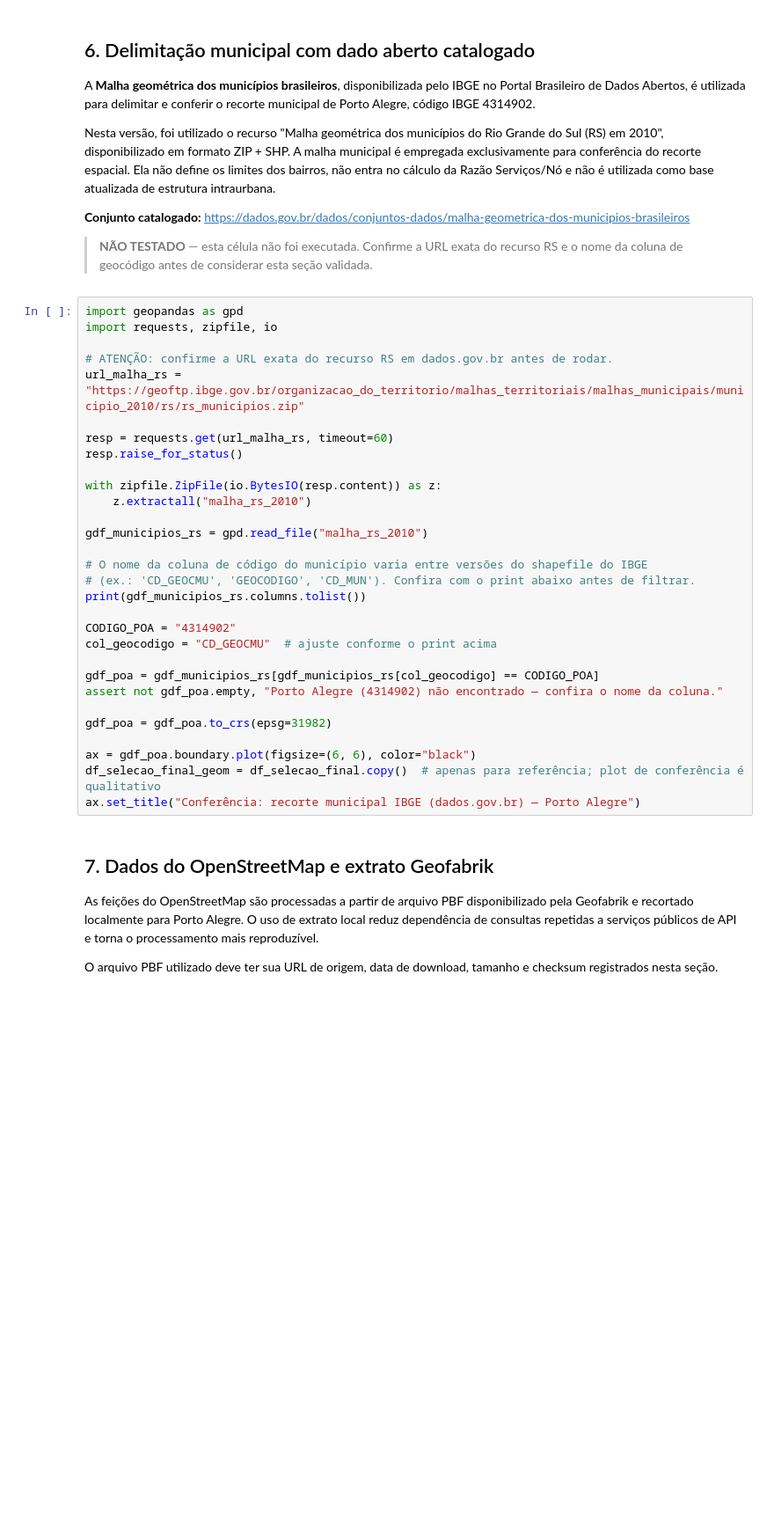
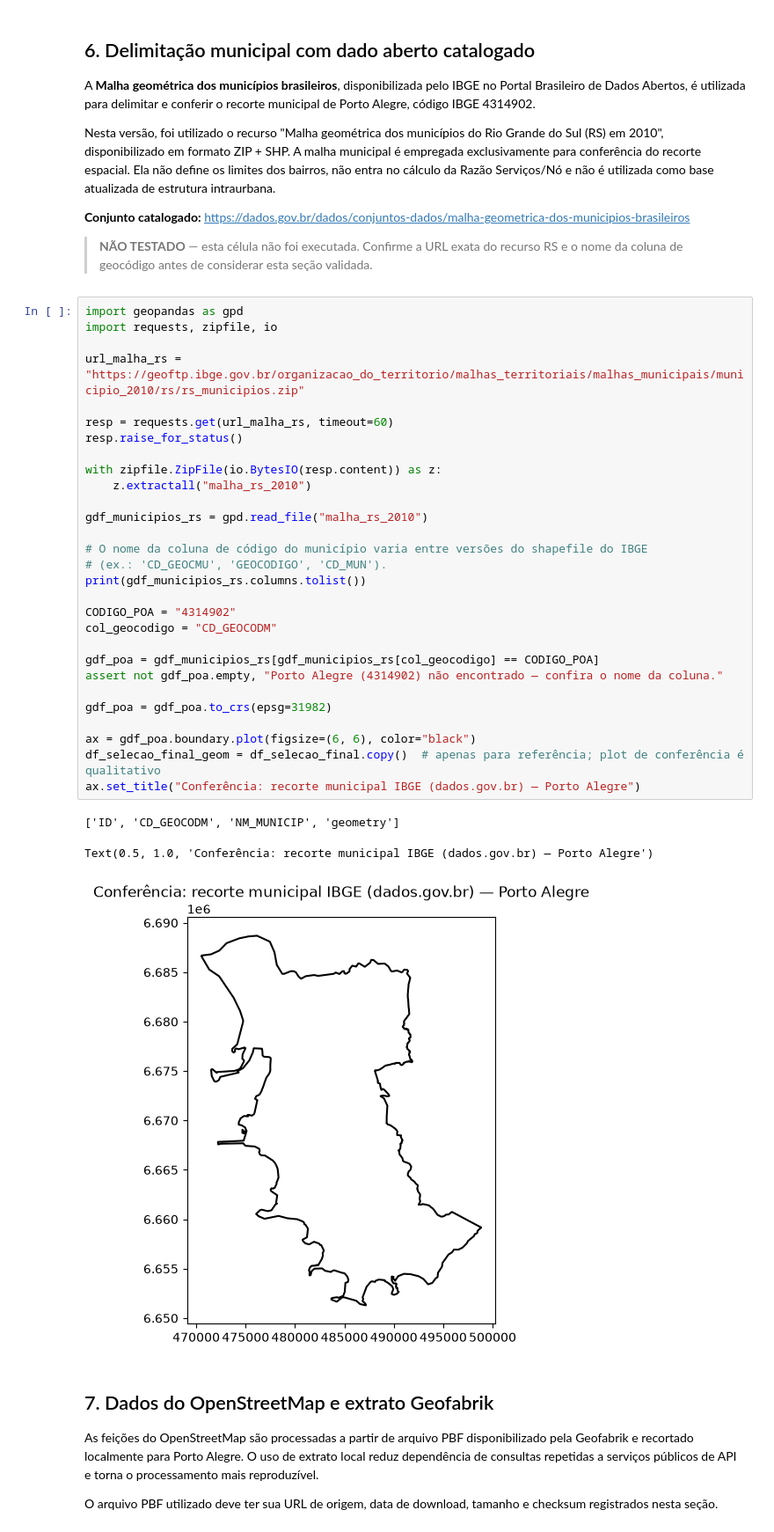
Before and after one commit to helenavalanera/geo-equidade, a Jupyter notebook: notebooks/GEO_Equidade_Porto_Alegre.ipynb, the cells around one changed output. Shown at 88% size. Cells and saved outputs as stored; diff of their text form; blank space fills up the shorter version.

```diff
--- a/notebooks/GEO_Equidade_Porto_Alegre.ipynb
+++ b/notebooks/GEO_Equidade_Porto_Alegre.ipynb
@@ -227,33 +281,36 @@ Nesta versão, foi utilizado o recurso "Malha geométrica dos municípios do Rio
 # %%
 import geopandas as gpd
 import requests, zipfile, io
 
-# ATENÇÃO: confirme a URL exata do recurso RS em dados.gov.br antes de rodar.
 url_malha_rs = "https://geoftp.ibge.gov.br/organizacao_do_territorio/malhas_territoriais/malhas_municipais/municipio_2010/rs/rs_municipios.zip"
 
 resp = requests.get(url_malha_rs, timeout=60)
 resp.raise_for_status()
 
 with zipfile.ZipFile(io.BytesIO(resp.content)) as z:
     z.extractall("malha_rs_2010")
 
 gdf_municipios_rs = gpd.read_file("malha_rs_2010")
 
 # O nome da coluna de código do município varia entre versões do shapefile do IBGE
-# (ex.: 'CD_GEOCMU', 'GEOCODIGO', 'CD_MUN'). Confira com o print abaixo antes de filtrar.
+# (ex.: 'CD_GEOCMU', 'GEOCODIGO', 'CD_MUN').
 print(gdf_municipios_rs.columns.tolist())
 
 CODIGO_POA = "4314902"
-col_geocodigo = "CD_GEOCMU"  # ajuste conforme o print acima
+col_geocodigo = "CD_GEOCODM"
 
 gdf_poa = gdf_municipios_rs[gdf_municipios_rs[col_geocodigo] == CODIGO_POA]
 assert not gdf_poa.empty, "Porto Alegre (4314902) não encontrado — confira o nome da coluna."
 
 gdf_poa = gdf_poa.to_crs(epsg=31982)
 
 ax = gdf_poa.boundary.plot(figsize=(6, 6), color="black")
 df_selecao_final_geom = df_selecao_final.copy()  # apenas para referência; plot de conferência é qualitativo
 ax.set_title("Conferência: recorte municipal IBGE (dados.gov.br) — Porto Alegre")
+# %% [output]
+['ID', 'CD_GEOCODM', 'NM_MUNICIP', 'geometry']
+Text(0.5, 1.0, 'Conferência: recorte municipal IBGE (dados.gov.br) — Porto Alegre')
+[figure, added]
 # %% [markdown]
 ## 7. Dados do OpenStreetMap e extrato Geofabrik
 
```
Also changed, not shown: parts of 10 cells of this notebook, 1 other file.
